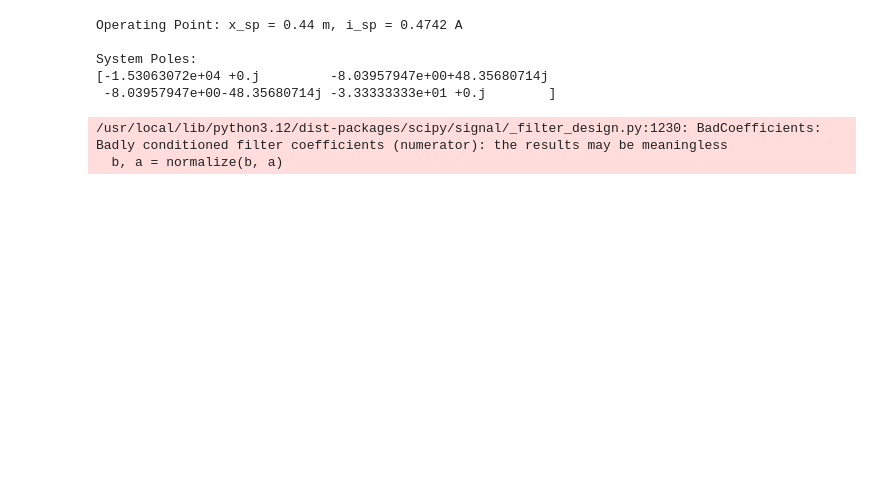
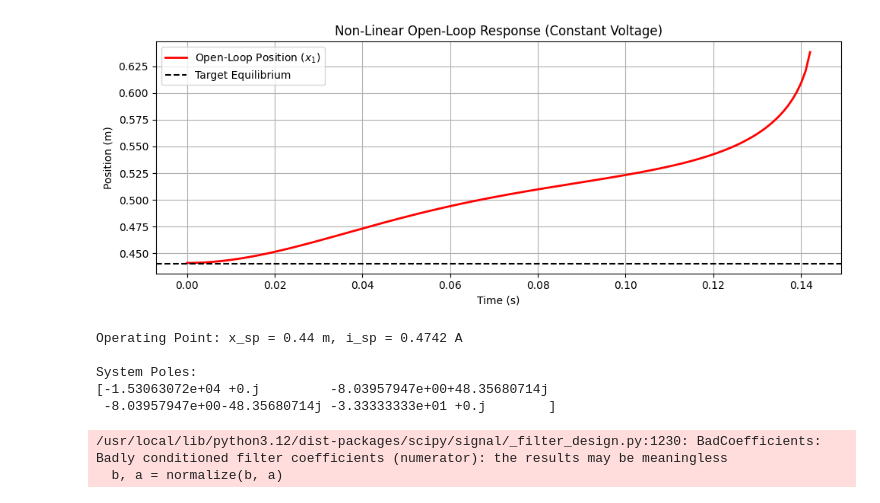
Before and after one commit to ethanboyjeff/ELE2038-Coursework, a Jupyter notebook: ELE2038_CW_notebook.ipynb, the cells around one changed output. Saved outputs shown, nothing was run; the diff lists cells and outputs as text; code cells hidden in the pictures; blank space fills up the shorter version.

```diff
--- a/ELE2038_CW_notebook.ipynb
+++ b/ELE2038_CW_notebook.ipynb
@@ -221,3 +244,45 @@ Equilibrium: x = 0.44 m, i = 0.4742 A, V = 1043.20 V
+# %%
+# ==========================================
+# OPEN-LOOP SIMULATION
+# ==========================================
+import numpy as np
+from scipy.integrate import solve_ivp
+import matplotlib.pyplot as plt
+
+# 1. For open-loop, we turn off the PID and apply a strictly constant voltage.
+u_open_loop = V_eq
+
+# 2. Start the ball EXACTLY at equilibrium, but add a microscopic
+# 1mm disturbance (0.001m) to see if the system can naturally recover.
+initial_state_ol = [x_sp + 0.001, 0.0, i_eq, x_sp + 0.001]
+
+# 3. Run the physics non-stop (no 'for' loop needed because voltage is constant)
+sol_ol = solve_ivp(system_dynamics,
+                   [0, 2.0], # Simulate for 2 seconds
+                   initial_state_ol,
+                   t_eval=np.linspace(0, 2.0, 2000), # Get 2000 data points
+                   args=(u_open_loop,))
+
+# 4. Extract the results
+history_t_ol = sol_ol.t
+history_x1_ol = sol_ol.y[0]
+
+# ==========================================
+# PLOTTING
+# ==========================================
+plt.figure(figsize=(10, 4))
+plt.plot(history_t_ol, history_x1_ol, color='red', linewidth=2, label='Open-Loop Position ($x_1$)')
+plt.axhline(y=x_sp, color='k', linestyle='--', label='Target Equilibrium')
+
+plt.ylabel('Position (m)')
+plt.xlabel('Time (s)')
+plt.title('Non-Linear Open-Loop Response (Constant Voltage)')
+plt.legend()
+plt.grid(True)
+plt.tight_layout()
+plt.show()
+# %% [output]
+[figure, added]
 # %%
 import numpy as np
 from scipy.signal import StateSpace
```
Also changed, not shown: parts of 2 cells of this notebook.
